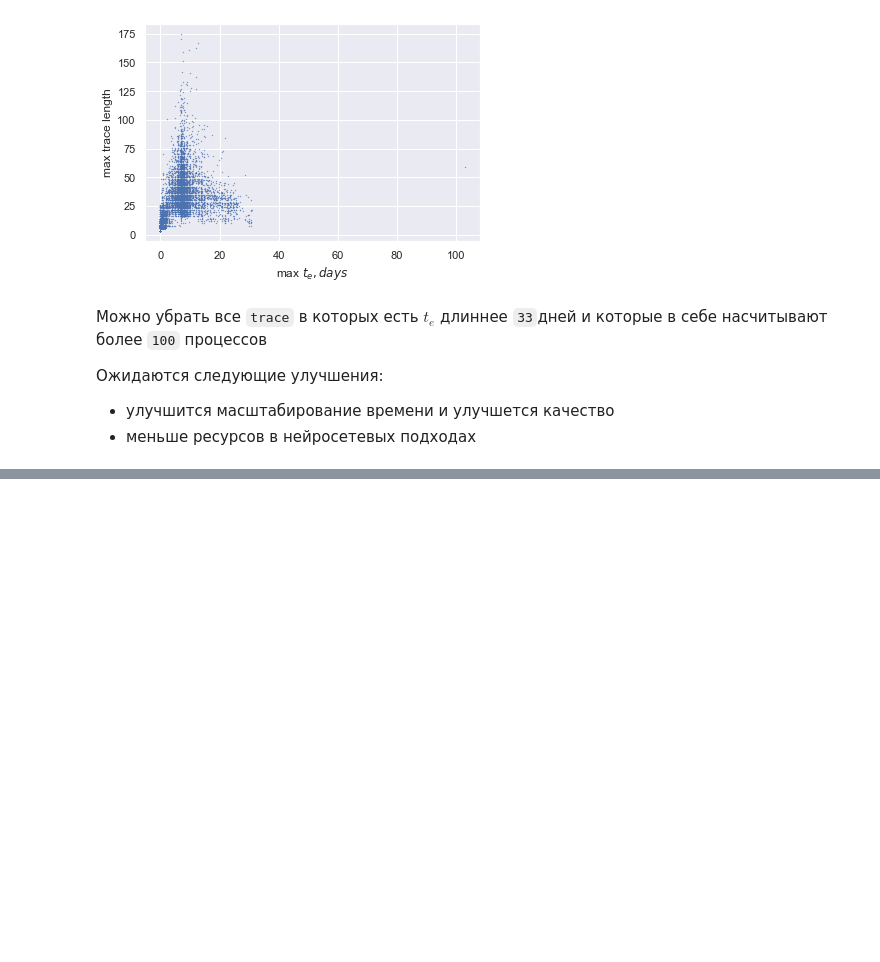
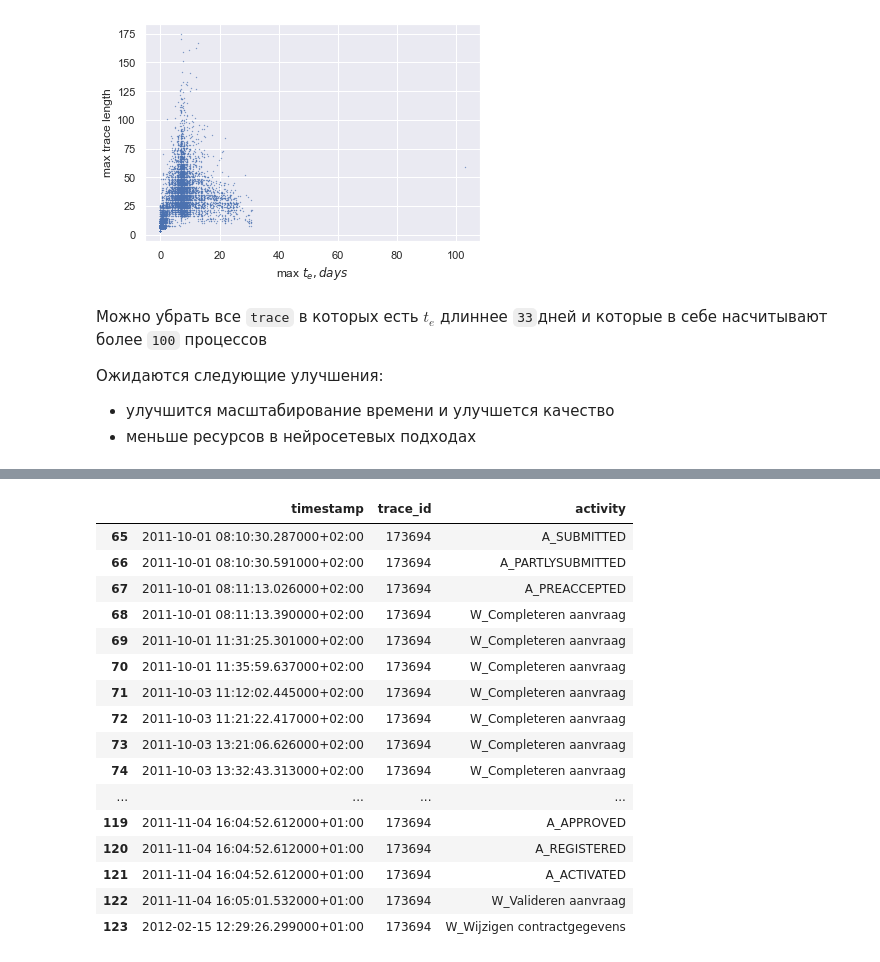
Before and after one commit to lemikhovalex/rl4pm, a Jupyter notebook: 00_visualization.ipynb, the cells around one changed output, grey strips where cells are left out. Drawn from its saved outputs; the diff is of its cells as text; code cells hidden in the pictures; blank space fills up the shorter version.

```diff
--- a/00_visualization.ipynb
+++ b/00_visualization.ipynb
@@ -287,0 +413,20 @@ Text(0, 0.5, 'max trace length')
+# %%
+df[df['trace_id'] == 173694]
+# %% [output]
+|  | timestamp | trace_id | activity |
+| 65 | 2011-10-01 08:10:30.287000+02:00 | 173694 | A_SUBMITTED |
+| 66 | 2011-10-01 08:10:30.591000+02:00 | 173694 | A_PARTLYSUBMITTED |
+| 67 | 2011-10-01 08:11:13.026000+02:00 | 173694 | A_PREACCEPTED |
+| 68 | 2011-10-01 08:11:13.390000+02:00 | 173694 | W_Completeren aanvraag |
+| 69 | 2011-10-01 11:31:25.301000+02:00 | 173694 | W_Completeren aanvraag |
+| 70 | 2011-10-01 11:35:59.637000+02:00 | 173694 | W_Completeren aanvraag |
+| 71 | 2011-10-03 11:12:02.445000+02:00 | 173694 | W_Completeren aanvraag |
+| 72 | 2011-10-03 11:21:22.417000+02:00 | 173694 | W_Completeren aanvraag |
+| 73 | 2011-10-03 13:21:06.626000+02:00 | 173694 | W_Completeren aanvraag |
+| 74 | 2011-10-03 13:32:43.313000+02:00 | 173694 | W_Completeren aanvraag |
+| ... | ... | ... | ... |
+| 119 | 2011-11-04 16:04:52.612000+01:00 | 173694 | A_APPROVED |
+| 120 | 2011-11-04 16:04:52.612000+01:00 | 173694 | A_REGISTERED |
+| 121 | 2011-11-04 16:04:52.612000+01:00 | 173694 | A_ACTIVATED |
+| 122 | 2011-11-04 16:05:01.532000+01:00 | 173694 | W_Valideren aanvraag |
+| 123 | 2012-02-15 12:29:26.299000+01:00 | 173694 | W_Wijzigen contractgegevens |
```
Also changed, not shown: parts of 20 cells of this notebook.
